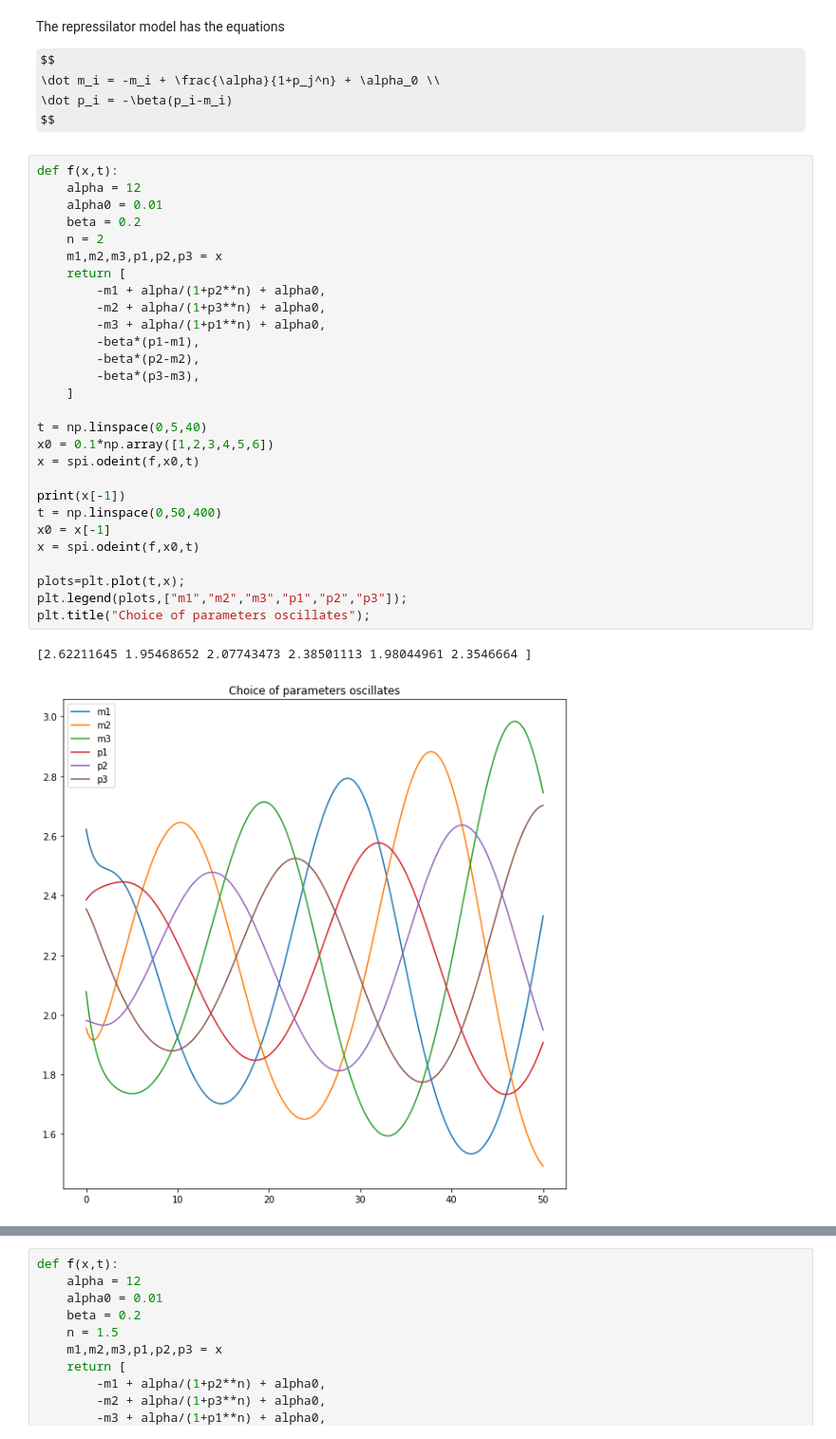
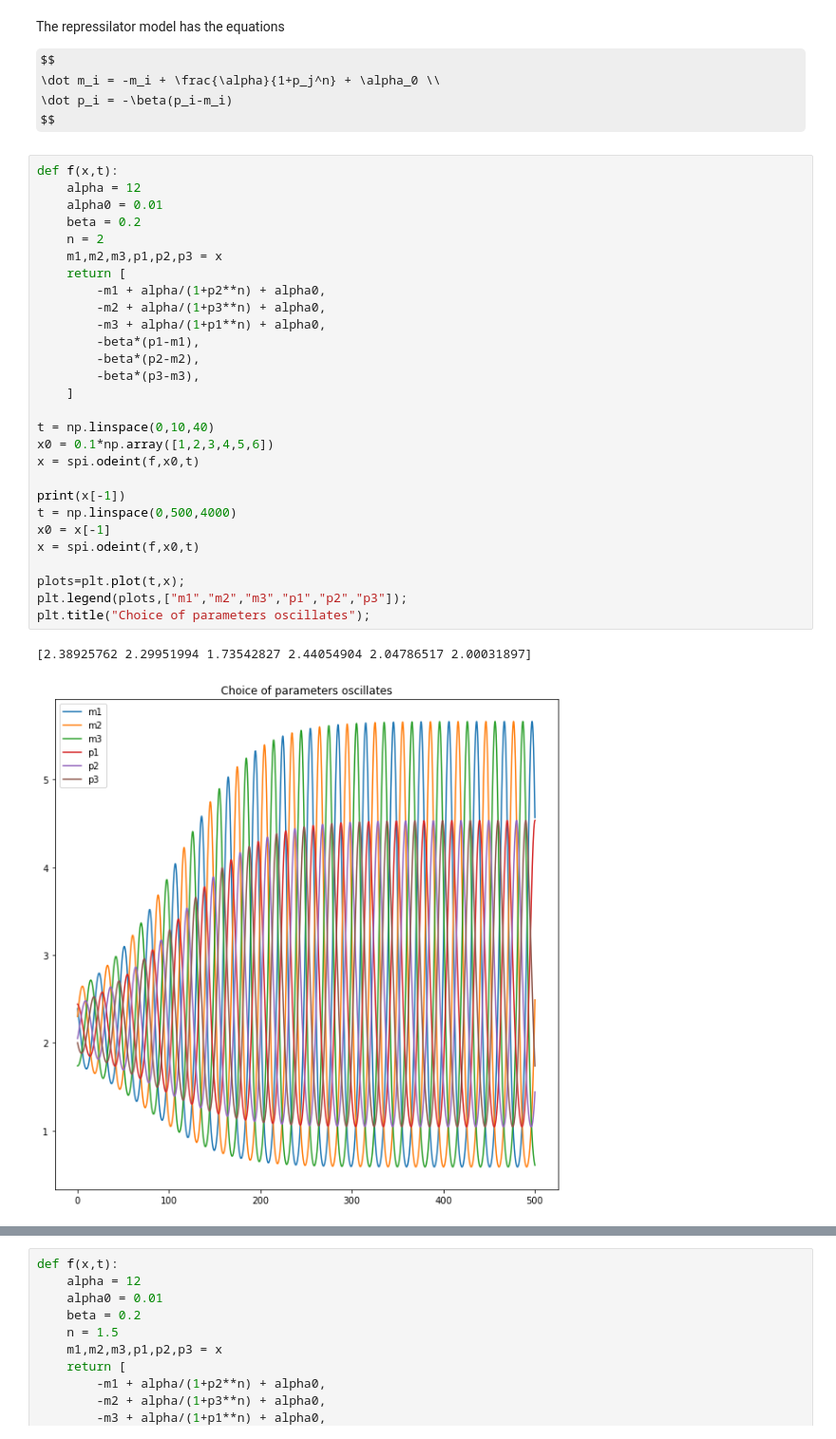
Before and after one commit to klavins/ECE424, a Jupyter notebook: lectures/gene-networks.ipynb, the cells around one changed output, grey strips where cells are left out. Shown at 95% size. Saved outputs shown, nothing was run; the diff lists cells and outputs as text; some formulas as TeX source.

```diff
--- a/lectures/gene-networks.ipynb
+++ b/lectures/gene-networks.ipynb
@@ -154,32 +161,32 @@ $$
 # %%
 def f(x,t):
     alpha = 12
     alpha0 = 0.01
     beta = 0.2
     n = 2
     m1,m2,m3,p1,p2,p3 = x
     return [
         -m1 + alpha/(1+p2**n) + alpha0,
         -m2 + alpha/(1+p3**n) + alpha0,
         -m3 + alpha/(1+p1**n) + alpha0,
         -beta*(p1-m1),
         -beta*(p2-m2),
         -beta*(p3-m3),
     ]
 
-t = np.linspace(0,5,40)
+t = np.linspace(0,10,40)
 x0 = 0.1*np.array([1,2,3,4,5,6])
 x = spi.odeint(f,x0,t)
 
 print(x[-1])
-t = np.linspace(0,50,400)
+t = np.linspace(0,500,4000)
 x0 = x[-1]
 x = spi.odeint(f,x0,t)
 
 plots=plt.plot(t,x);
 plt.legend(plots,["m1","m2","m3","p1","p2","p3"]);
 plt.title("Choice of parameters oscillates");
 # %% [output]
-[2.62211645 1.95468652 2.07743473 2.38501113 1.98044961 2.3546664 ]
+[2.38925762 2.29951994 1.73542827 2.44054904 2.04786517 2.00031897]
-[figure, old version]
+[figure, new version]
 # %%
```
Also changed, not shown: parts of 3 cells of this notebook, 5 other files.
